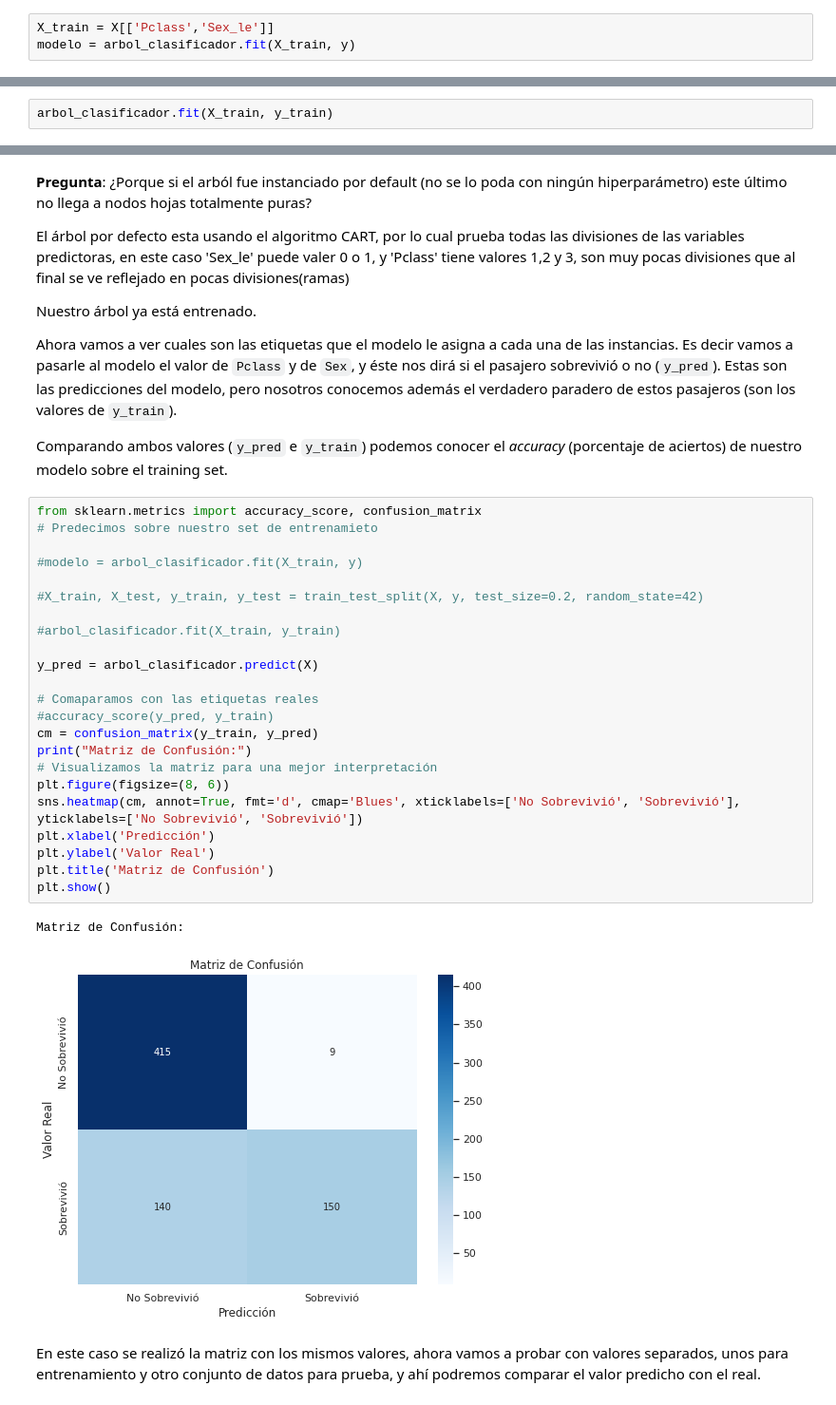
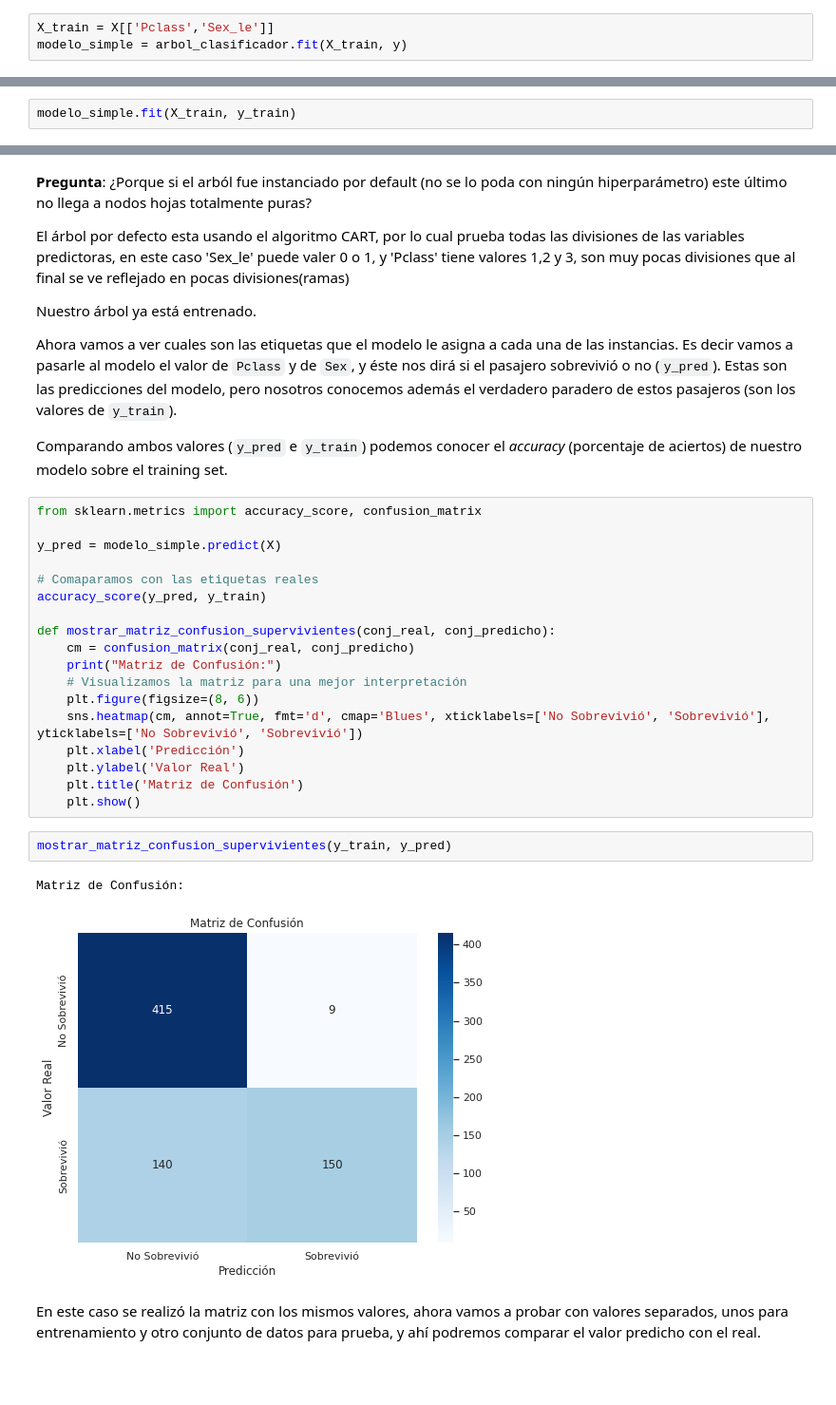
Before and after one commit to parivgabriela/tec_sup_ciencia_datos_ia, a Jupyter notebook: 2.1.2003_proces_aprendizaje_automatico/TP_N3_Arbol_de_Decision_Titanic_Grupo_8.ipynb, the cells around one changed output, grey strips where cells are left out. Shown at 95% size. Saved outputs shown, nothing was run; the diff lists cells and outputs as text; blank space fills up the shorter version.

```diff
--- a/2.1.2003_proces_aprendizaje_automatico/TP_N3_Arbol_de_Decision_Titanic_Grupo_8.ipynb
+++ b/2.1.2003_proces_aprendizaje_automatico/TP_N3_Arbol_de_Decision_Titanic_Grupo_8.ipynb
@@ -154,7 +154,7 @@ arbol_clasificador = DecisionTreeClassifier(random_state=42) # random_state para
 **Ejercicio N°5:** definir nuestras variables predictoras con las cuales vamos a entrenar el modelo, a las que llamaremos `x_train`. Usar las columas del dataset que elegimos del ejercicio anterior.
 # %%
 X_train = X[['Pclass','Sex_le']]
-modelo = arbol_clasificador.fit(X_train, y)
+modelo_simple = arbol_clasificador.fit(X_train, y)
 # %%
 importancia_predictores = pd.DataFrame(
                             {'predictor': X.columns,
@@ -178,7 +178,7 @@ y_train = y
 # %% [markdown]
 **Ejercicio N°7:** entrenar el modelo.
 # %%
-arbol_clasificador.fit(X_train, y_train)
+modelo_simple.fit(X_train, y_train)
 # %% [output]
 DecisionTreeClassifier(random_state=42)
 # %%
@@ -209,30 +209,27 @@ Ahora vamos a ver cuales son las etiquetas que el modelo le asigna a cada una de
 Comparando ambos valores (`y_pred` e `y_train`) podemos conocer el *accuracy* (porcentaje de aciertos) de nuestro modelo sobre el training set.
 # %%
 from sklearn.metrics import accuracy_score, confusion_matrix
-# Predecimos sobre nuestro set de entrenamieto
 
-#modelo = arbol_clasificador.fit(X_train, y)
-
-#X_train, X_test, y_train, y_test = train_test_split(X, y, test_size=0.2, random_state=42)
-
-#arbol_clasificador.fit(X_train, y_train)
-
-y_pred = arbol_clasificador.predict(X)
+y_pred = modelo_simple.predict(X)
 
 # Comaparamos con las etiquetas reales
-#accuracy_score(y_pred, y_train)
-cm = confusion_matrix(y_train, y_pred)
-print("Matriz de Confusión:")
-# Visualizamos la matriz para una mejor interpretación
-plt.figure(figsize=(8, 6))
-sns.heatmap(cm, annot=True, fmt='d', cmap='Blues', xticklabels=['No Sobrevivió', 'Sobrevivió'], yticklabels=['No Sobrevivió', 'Sobrevivió'])
-plt.xlabel('Predicción')
-plt.ylabel('Valor Real')
-plt.title('Matriz de Confusión')
-plt.show()
+accuracy_score(y_pred, y_train)
+
+def mostrar_matriz_confusion_supervivientes(conj_real, conj_predicho):
+    cm = confusion_matrix(conj_real, conj_predicho)
+    print("Matriz de Confusión:")
+    # Visualizamos la matriz para una mejor interpretación
+    plt.figure(figsize=(8, 6))
+    sns.heatmap(cm, annot=True, fmt='d', cmap='Blues', xticklabels=['No Sobrevivió', 'Sobrevivió'], yticklabels=['No Sobrevivió', 'Sobrevivió'])
+    plt.xlabel('Predicción')
+    plt.ylabel('Valor Real')
+    plt.title('Matriz de Confusión')
+    plt.show()
-# %% [output]
-Matriz de Confusión:
-[figure, removed]
+# %%
+mostrar_matriz_confusion_supervivientes(y_train, y_pred)
+# %% [output]
+Matriz de Confusión:
+[figure, added]
 # %% [markdown]
 En este caso se realizó la matriz con los mismos valores, ahora vamos a probar con valores separados, unos para entrenamiento y otro conjunto de datos para prueba, y ahí podremos comparar el valor predicho con el real.
 # %%
```
Also changed, not shown: parts of 13 cells of this notebook.
